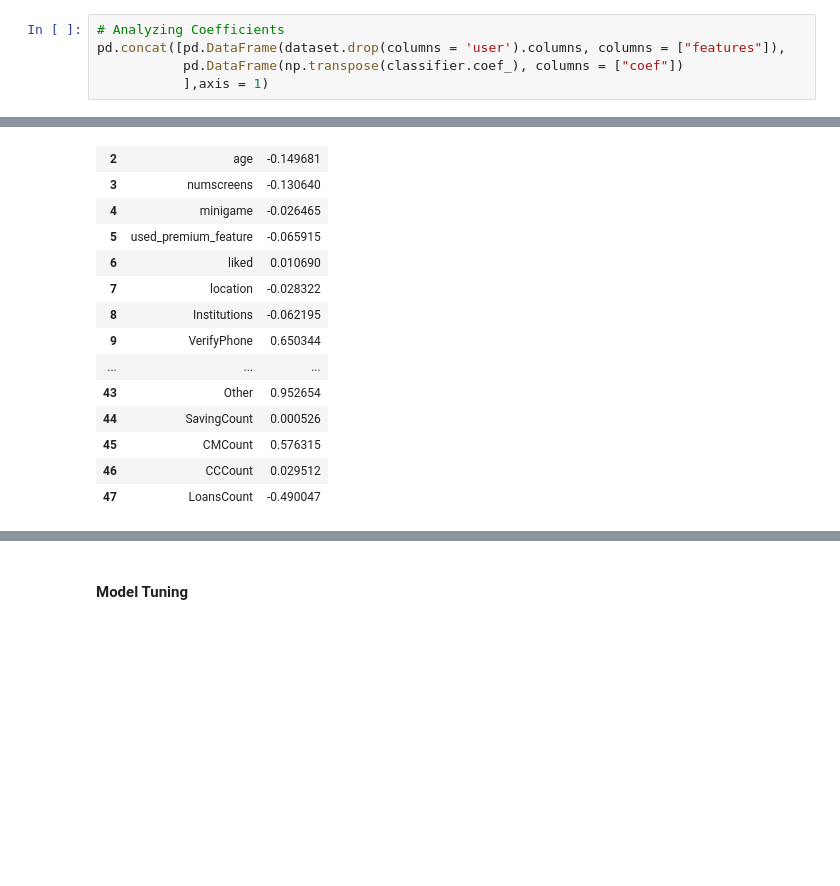
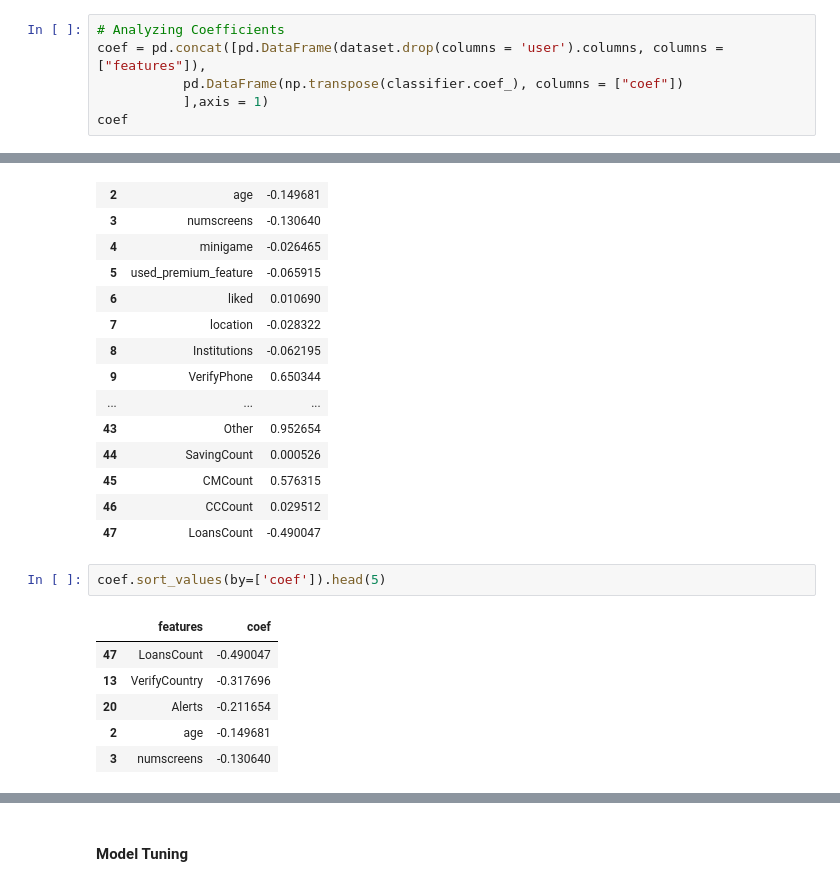
Before and after one commit to jha-vineet69/Customer-Subscription-Conversion, a Jupyter notebook: Conversion_Analysis.ipynb, the cells around one changed output, grey strips where cells are left out. Drawn from its saved outputs; the diff is of its cells as text; blank space fills up the shorter version.

```diff
--- a/Conversion_Analysis.ipynb
+++ b/Conversion_Analysis.ipynb
@@ -418,9 +418,10 @@ print("Accuracy: %0.3f (+/- %0.3f)" % (accuracies.mean(), accuracies.std() * 2))
 Accuracy: 0.767 (+/- 0.009)
 # %%
 # Analyzing Coefficients
-pd.concat([pd.DataFrame(dataset.drop(columns = 'user').columns, columns = ["features"]),
+coef = pd.concat([pd.DataFrame(dataset.drop(columns = 'user').columns, columns = ["features"]),
            pd.DataFrame(np.transpose(classifier.coef_), columns = ["coef"])
            ],axis = 1)
+coef
 # %% [output]
 |  | features | coef |
 | 0 | dayofweek | 0.032571 |
@@ -439,3 +440,12 @@ pd.concat([pd.DataFrame(dataset.drop(columns = 'user').columns, columns = ["feat
 | 45 | CMCount | 0.576315 |
 | 46 | CCCount | 0.029512 |
 | 47 | LoansCount | -0.490047 |
+# %%
+coef.sort_values(by=['coef']).head(5)
+# %% [output]
+|  | features | coef |
+| 47 | LoansCount | -0.490047 |
+| 13 | VerifyCountry | -0.317696 |
+| 20 | Alerts | -0.211654 |
+| 2 | age | -0.149681 |
+| 3 | numscreens | -0.130640 |
```
Also changed, not shown: parts of 2 cells of this notebook.
